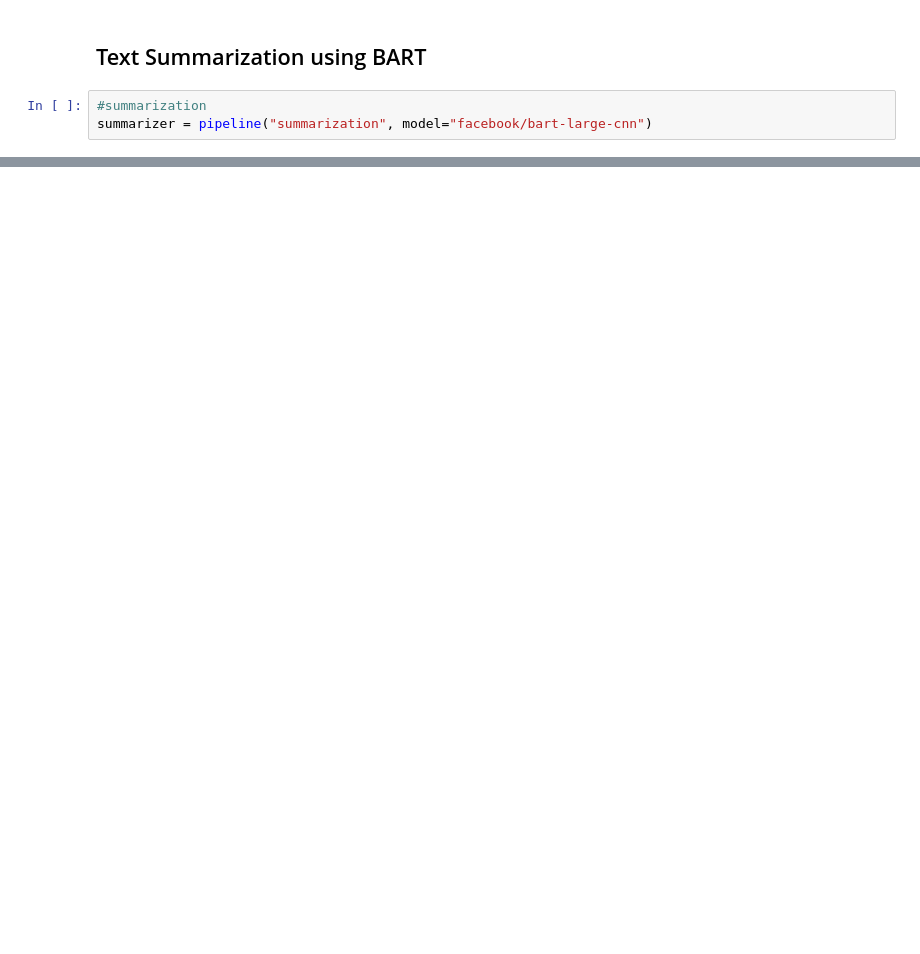
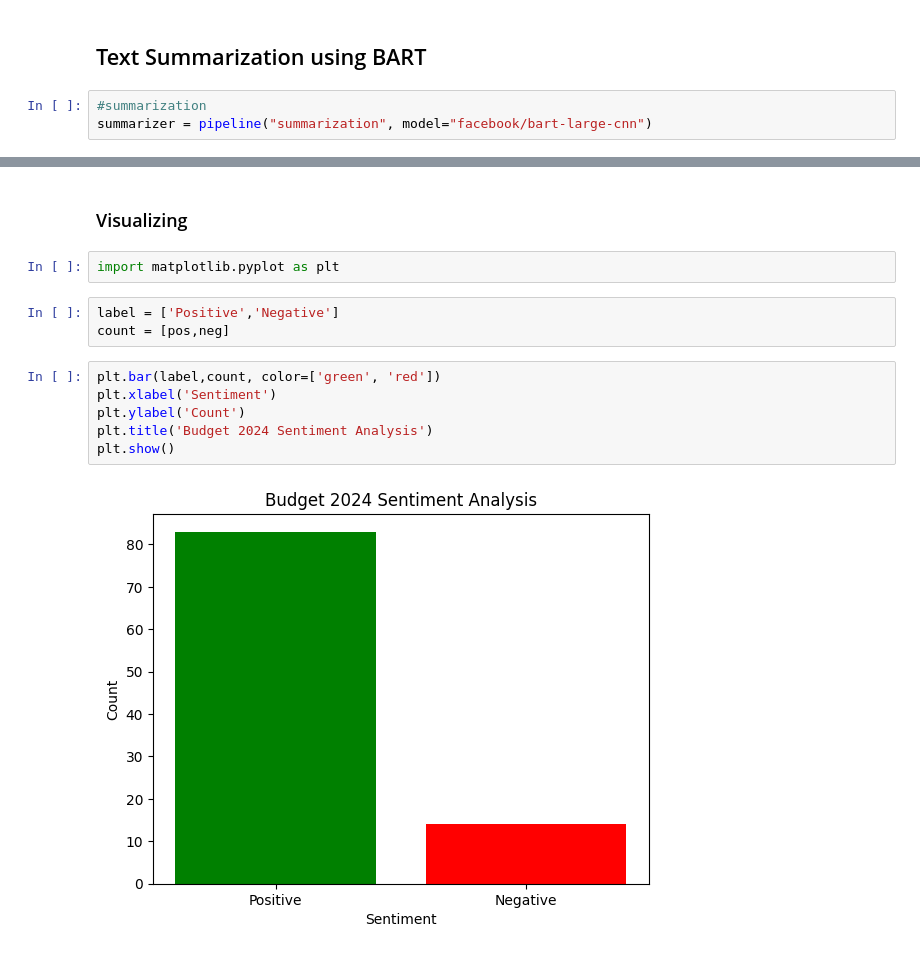
Before and after one commit to prajuktadey/finbert-finetune, a Jupyter notebook: budget_sentiment_analysis.ipynb, the cells around one changed output, grey strips where cells are left out. Drawn from its saved outputs; the diff is of its cells as text; blank space fills up the shorter version.

Commit message:
Added visualization

```diff
--- a/budget_sentiment_analysis.ipynb
+++ b/budget_sentiment_analysis.ipynb
@@ -119,0 +140,15 @@ print(summarizer(text[:1024], max_length=130, min_length=30, do_sample=False))
+# %% [markdown]
+### Visualizing
+# %%
+import matplotlib.pyplot as plt
+# %%
+label = ['Positive','Negative']
+count = [pos,neg]
+# %%
+plt.bar(label,count, color=['green', 'red'])
+plt.xlabel('Sentiment')
+plt.ylabel('Count')
+plt.title('Budget 2024 Sentiment Analysis')
+plt.show()
+# %% [output]
+[figure, added]
```
Also changed, not shown: parts of 6 cells of this notebook.
